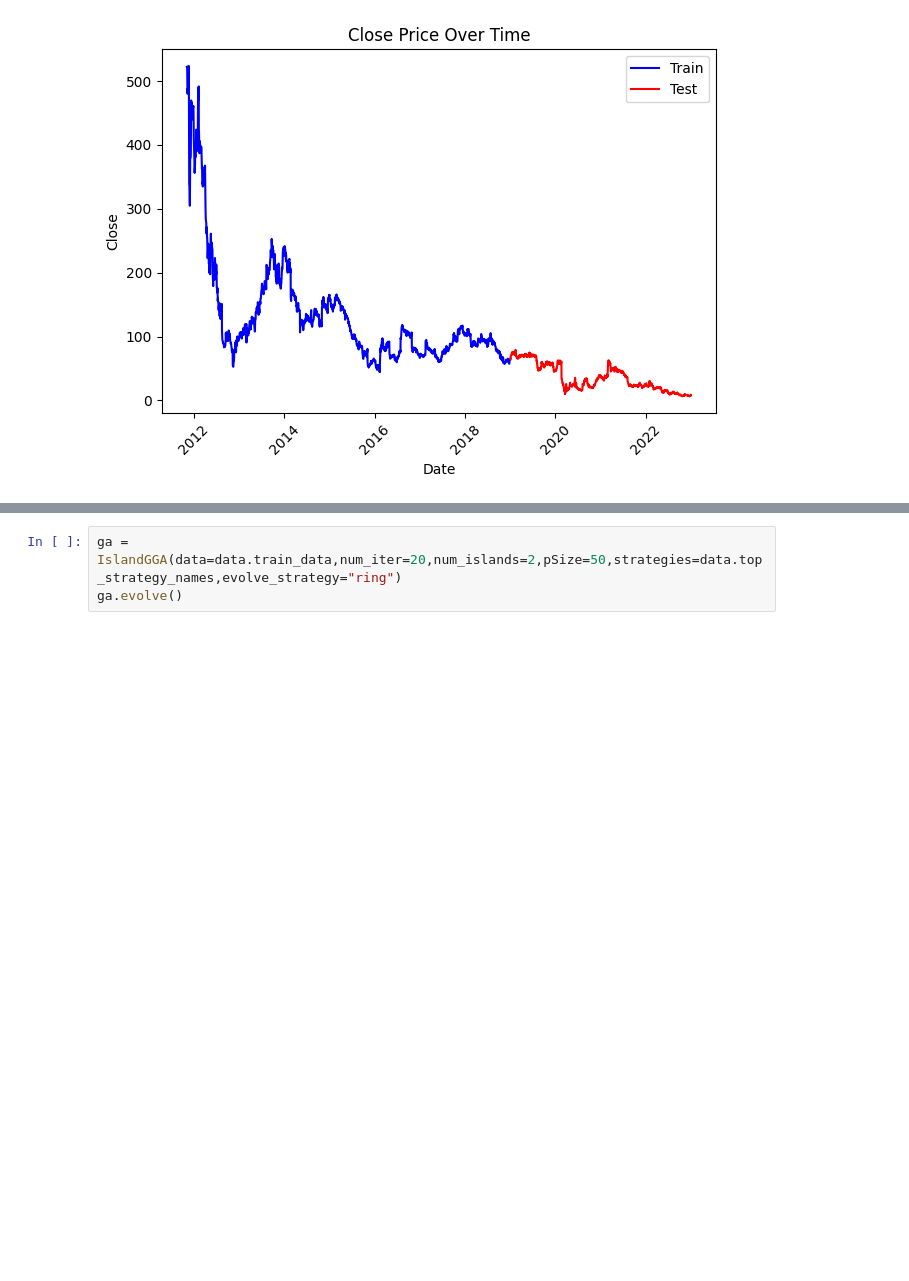
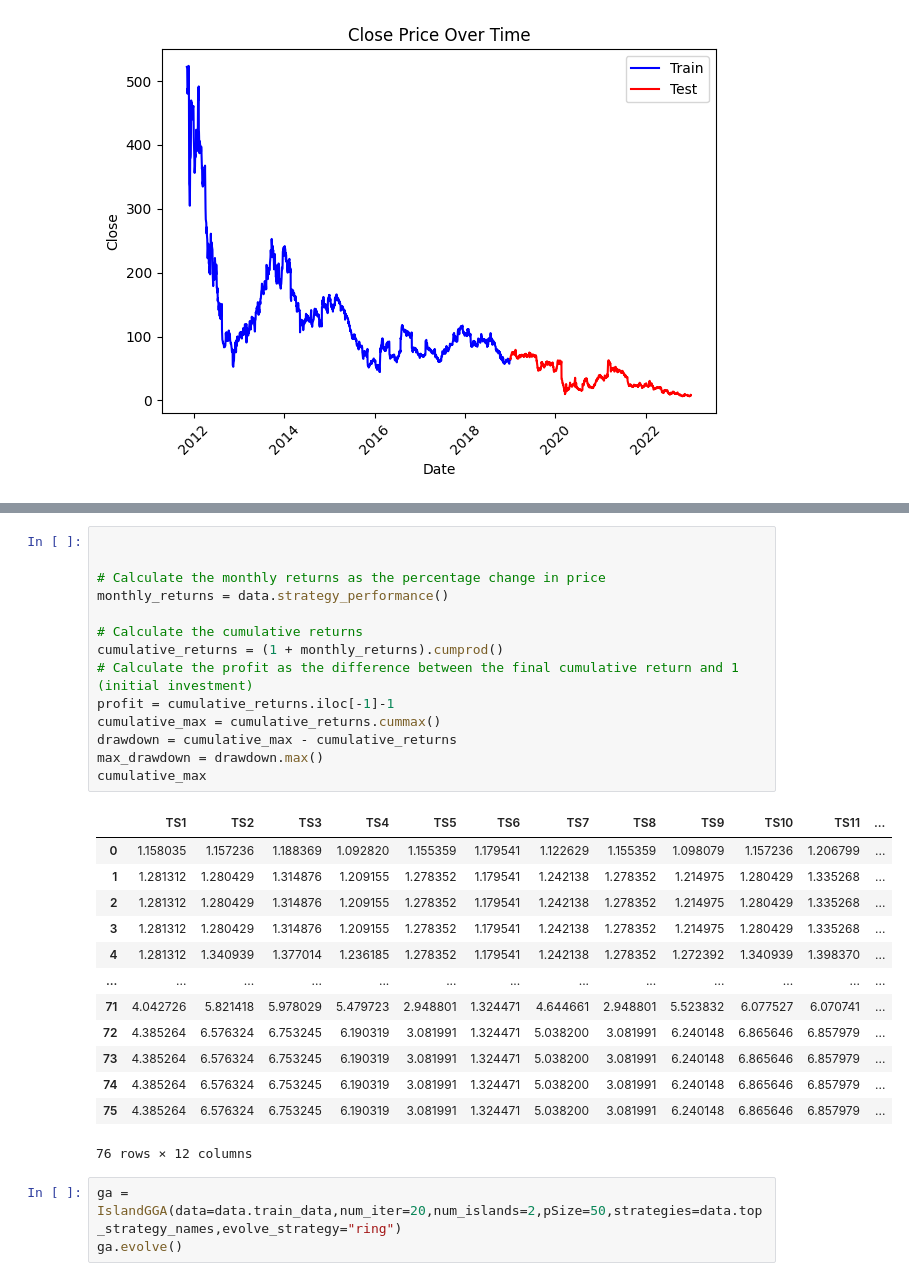
Before and after one commit to Chideme/island_genetic_algrorithm, a Jupyter notebook: island_gga.ipynb, the cells around one changed output, grey strips where cells are left out. Cells and saved outputs as stored; diff of their text form; blank space fills up the shorter version.

```diff
--- a/island_gga.ipynb
+++ b/island_gga.ipynb
@@ -54,3 +54,31 @@ Buy and Hold Strategy MDD   : 0.90.
+# %%
+
+
+# Calculate the monthly returns as the percentage change in price
+monthly_returns = data.strategy_performance()
+
+# Calculate the cumulative returns
+cumulative_returns = (1 + monthly_returns).cumprod()
+# Calculate the profit as the difference between the final cumulative return and 1 (initial investment)
+profit = cumulative_returns.iloc[-1]-1
+cumulative_max = cumulative_returns.cummax()
+drawdown = cumulative_max - cumulative_returns
+max_drawdown = drawdown.max()
+cumulative_max
+# %% [output]
+|  | TS1 | TS2 | TS3 | TS4 | TS5 | TS6 | TS7 | TS8 | TS9 | TS10 | TS11 | ... |
+| 0 | 1.158035 | 1.157236 | 1.188369 | 1.092820 | 1.155359 | 1.179541 | 1.122629 | 1.155359 | 1.098079 | 1.157236 | 1.206799 | ... |
+| 1 | 1.281312 | 1.280429 | 1.314876 | 1.209155 | 1.278352 | 1.179541 | 1.242138 | 1.278352 | 1.214975 | 1.280429 | 1.335268 | ... |
+| 2 | 1.281312 | 1.280429 | 1.314876 | 1.209155 | 1.278352 | 1.179541 | 1.242138 | 1.278352 | 1.214975 | 1.280429 | 1.335268 | ... |
+| 3 | 1.281312 | 1.280429 | 1.314876 | 1.209155 | 1.278352 | 1.179541 | 1.242138 | 1.278352 | 1.214975 | 1.280429 | 1.335268 | ... |
+| 4 | 1.281312 | 1.340939 | 1.377014 | 1.236185 | 1.278352 | 1.179541 | 1.242138 | 1.278352 | 1.272392 | 1.340939 | 1.398370 | ... |
+| ... | ... | ... | ... | ... | ... | ... | ... | ... | ... | ... | ... | ... |
+| 71 | 4.042726 | 5.821418 | 5.978029 | 5.479723 | 2.948801 | 1.324471 | 4.644661 | 2.948801 | 5.523832 | 6.077527 | 6.070741 | ... |
+| 72 | 4.385264 | 6.576324 | 6.753245 | 6.190319 | 3.081991 | 1.324471 | 5.038200 | 3.081991 | 6.240148 | 6.865646 | 6.857979 | ... |
+| 73 | 4.385264 | 6.576324 | 6.753245 | 6.190319 | 3.081991 | 1.324471 | 5.038200 | 3.081991 | 6.240148 | 6.865646 | 6.857979 | ... |
+| 74 | 4.385264 | 6.576324 | 6.753245 | 6.190319 | 3.081991 | 1.324471 | 5.038200 | 3.081991 | 6.240148 | 6.865646 | 6.857979 | ... |
+| 75 | 4.385264 | 6.576324 | 6.753245 | 6.190319 | 3.081991 | 1.324471 | 5.038200 | 3.081991 | 6.240148 | 6.865646 | 6.857979 | ... |
+76 rows × 12 columns
 # %%
 ga = IslandGGA(data=data.train_data,num_iter=20,num_islands=2,pSize=50,strategies=data.top_strategy_names,evolve_strategy="ring")
 ga.evolve()
```
Also changed, not shown: parts of 4 cells of this notebook, 6 other files.
